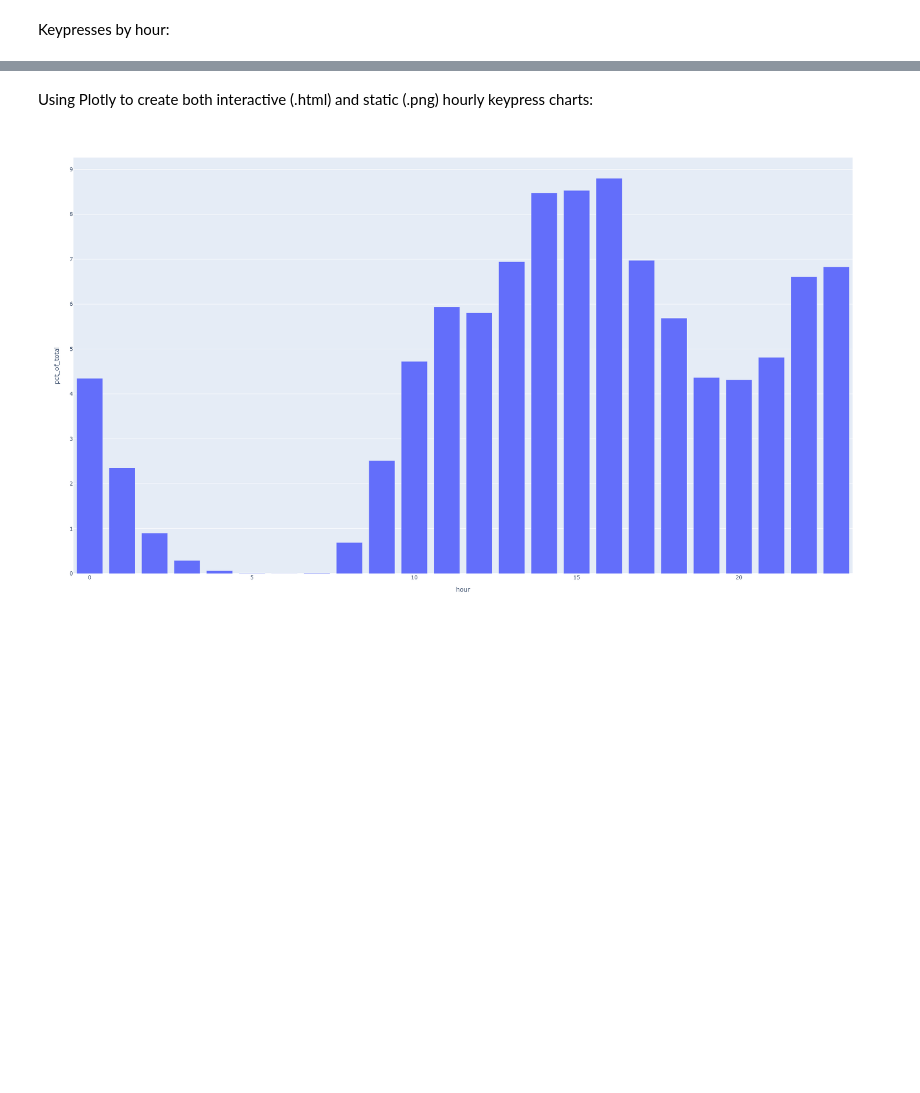
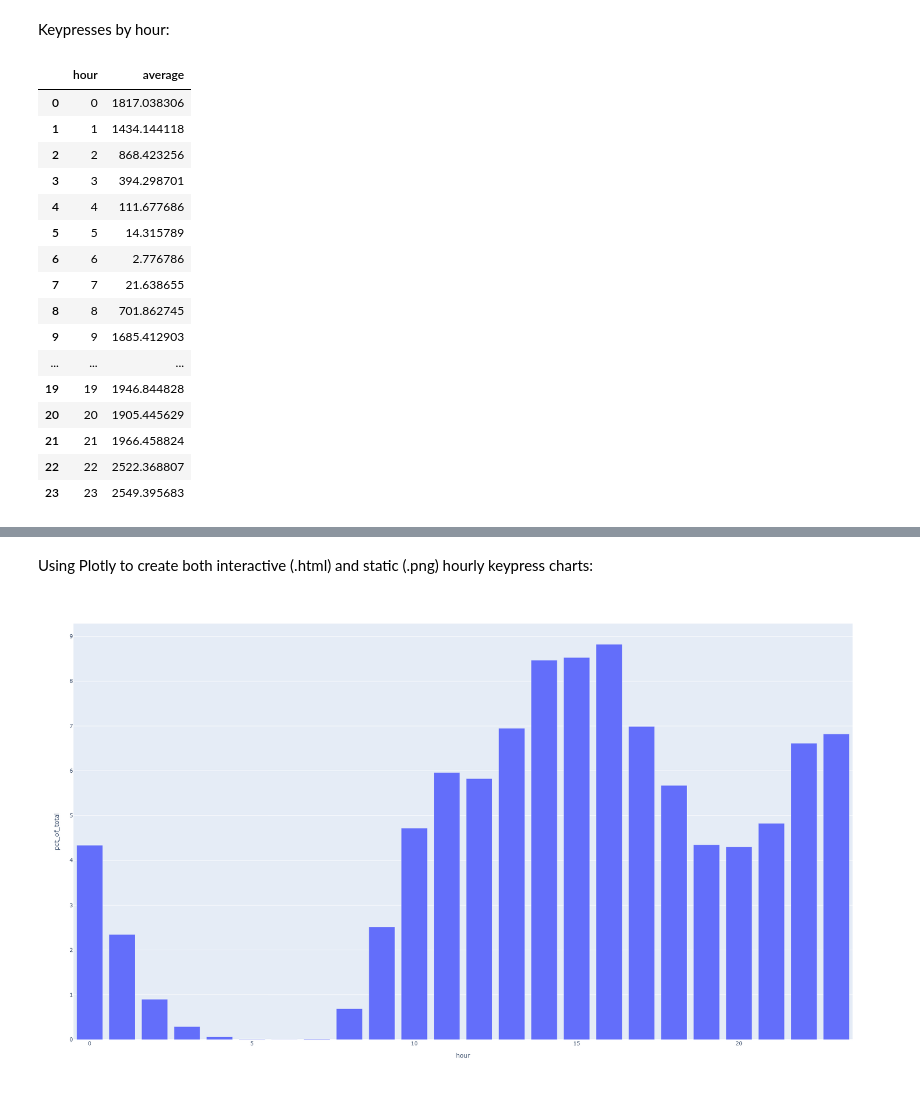
Before and after one commit to kburchfiel/fitbit_steps_and_whatpulse_keypresses_comparison, a Jupyter notebook: whatpulse_viewer_v2.ipynb, the cells around one changed output, grey strips where cells are left out. Saved outputs shown, nothing was run; the diff lists cells and outputs as text; code cells hidden in the pictures; blank space fills up the shorter version.

```diff
--- a/whatpulse_viewer_v2.ipynb
+++ b/whatpulse_viewer_v2.ipynb
@@ -684,4 +701,26 @@ df_hourly_keypresses.sort_values('count', ascending = False)
 # %% [markdown]
 Keypresses by hour:
+# %%
+df_hourly_avg_pivot = df_hourly_keypresses.pivot_table(index = 'hour', values = 'count', aggfunc = 'mean').reset_index()
+df_hourly_avg_pivot.rename(columns={'count':'average'},inplace=True)
+df_hourly_avg_pivot
+# %% [output]
+|  | hour | average |
+| 0 | 0 | 1817.038306 |
+| 1 | 1 | 1434.144118 |
+| 2 | 2 | 868.423256 |
+| 3 | 3 | 394.298701 |
+| 4 | 4 | 111.677686 |
+| 5 | 5 | 14.315789 |
+| 6 | 6 | 2.776786 |
+| 7 | 7 | 21.638655 |
+| 8 | 8 | 701.862745 |
+| 9 | 9 | 1685.412903 |
+| ... | ... | ... |
+| 19 | 19 | 1946.844828 |
+| 20 | 20 | 1905.445629 |
+| 21 | 21 | 1966.458824 |
+| 22 | 22 | 2522.368807 |
+| 23 | 23 | 2549.395683 |
 # %%
 df_hourly_pivot = df_hourly_keypresses.pivot_table(index = 'hour', values = 'count', aggfunc = 'sum').reset_index()
```
Also changed, not shown: parts of 38 cells of this notebook, 10 other files.
